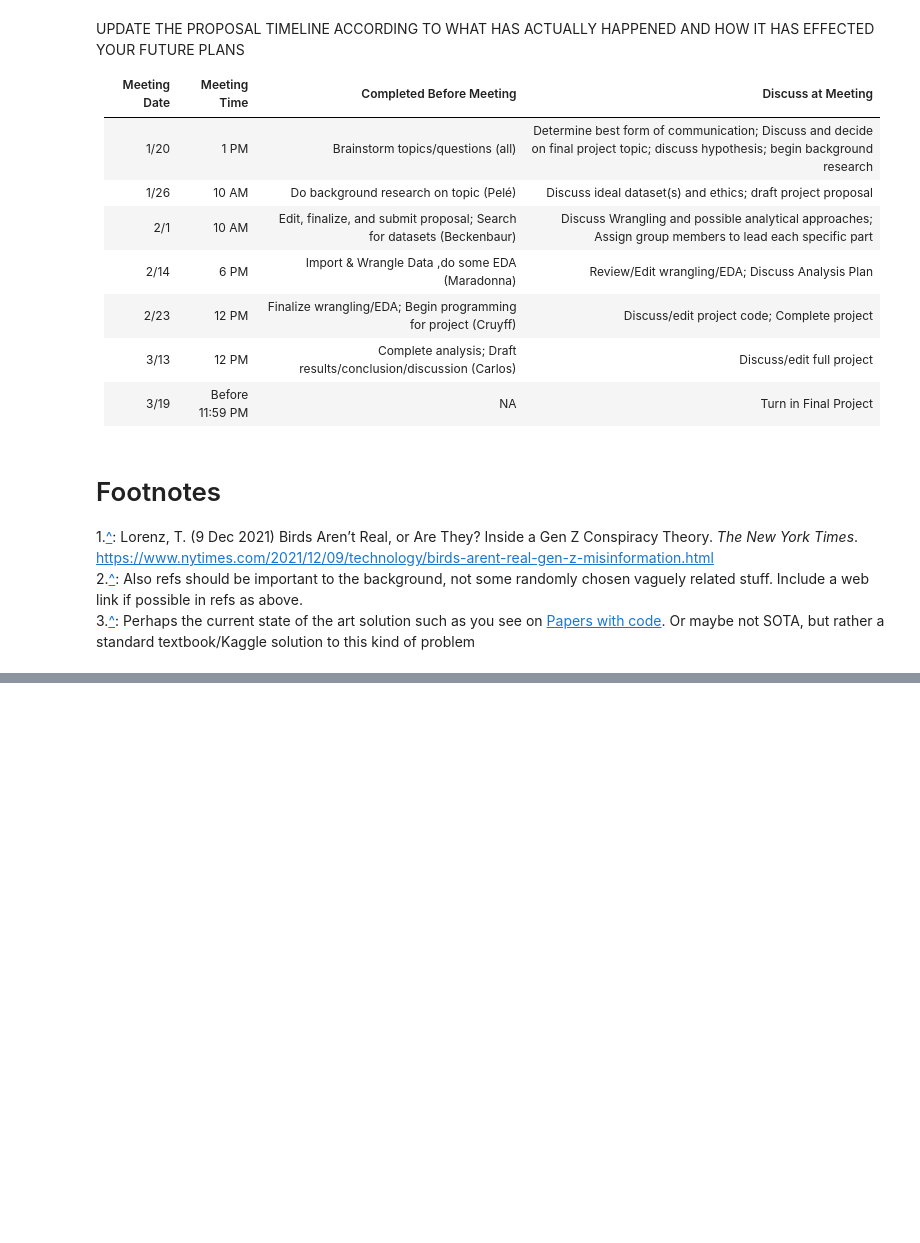
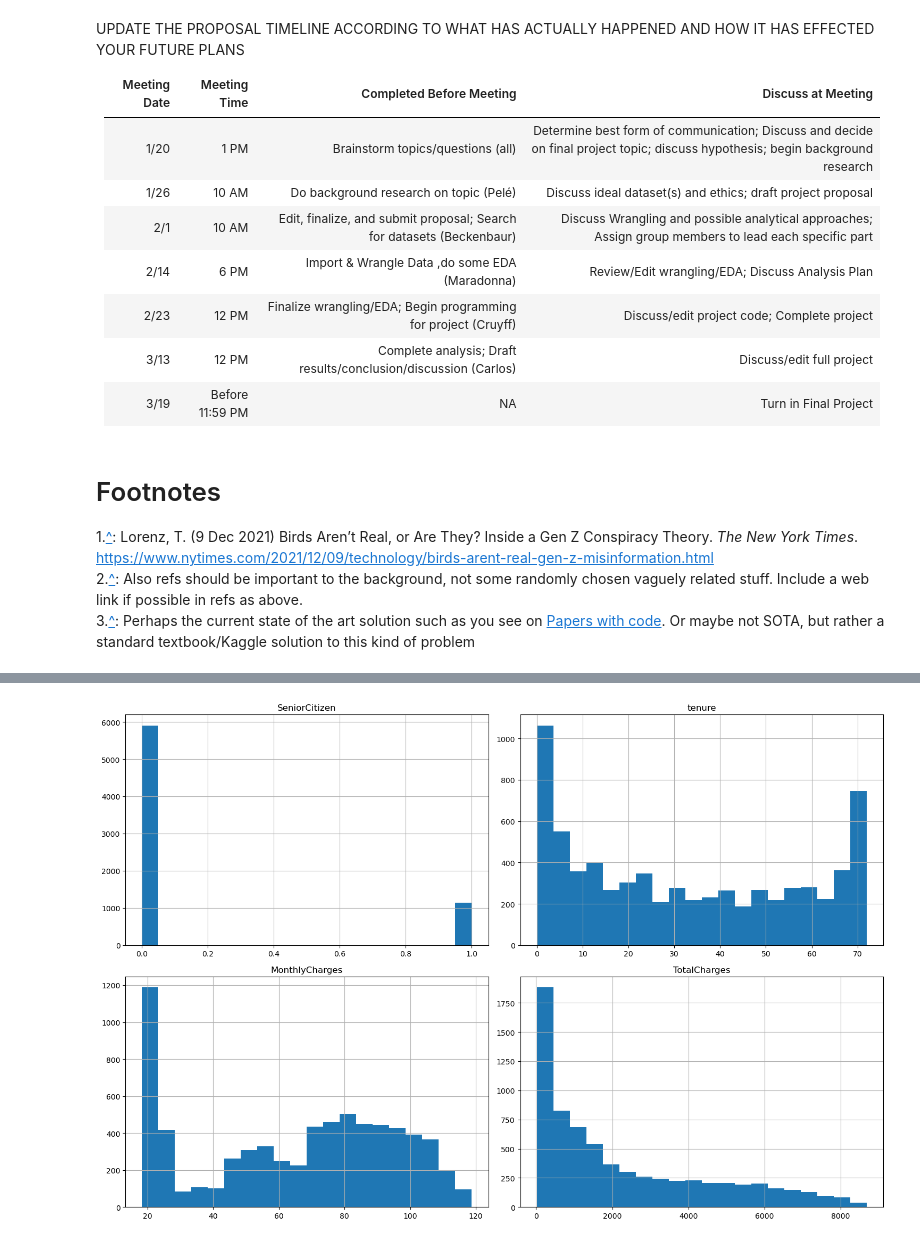
Before and after one commit to COGS118A/Group014-SP23, a Jupyter notebook: Checkpoint_Group014-SP23.ipynb, the cells around one changed output, grey strips where cells are left out. Saved outputs shown, nothing was run; the diff lists cells and outputs as text; code cells hidden in the pictures; blank space fills up the shorter version.

```diff
--- a/Checkpoint_Group014-SP23.ipynb
+++ b/Checkpoint_Group014-SP23.ipynb
@@ -100,0 +158,23 @@ UPDATE THE PROPOSAL TIMELINE ACCORDING TO WHAT HAS ACTUALLY HAPPENED AND HOW IT
+# %%
+df['TotalCharges'] = pd.to_numeric(df['TotalCharges'], errors='coerce')
+
+# Separate columns based on their data types
+numerical_columns = df.select_dtypes(include=['int64', 'float64']).columns
+categorical_columns = df.select_dtypes(include='object').columns
+
+# Plot numerical columns using histograms
+df[numerical_columns].hist(bins=20, figsize=(15, 10))
+plt.tight_layout()
+plt.show()
+
+# Plot categorical columns using bar plots
+for column in categorical_columns:
+    plt.figure(figsize=(10, 6))
+    df[column].value_counts().plot(kind='bar')
+    plt.title(column)
+    plt.xlabel(column)
+    plt.ylabel('Count')
+    plt.xticks(rotation='horizontal')
+    plt.show()
+# %% [output]
+[figure, added]
```
Also changed, not shown: parts of 2 cells of this notebook, 2 other files.
